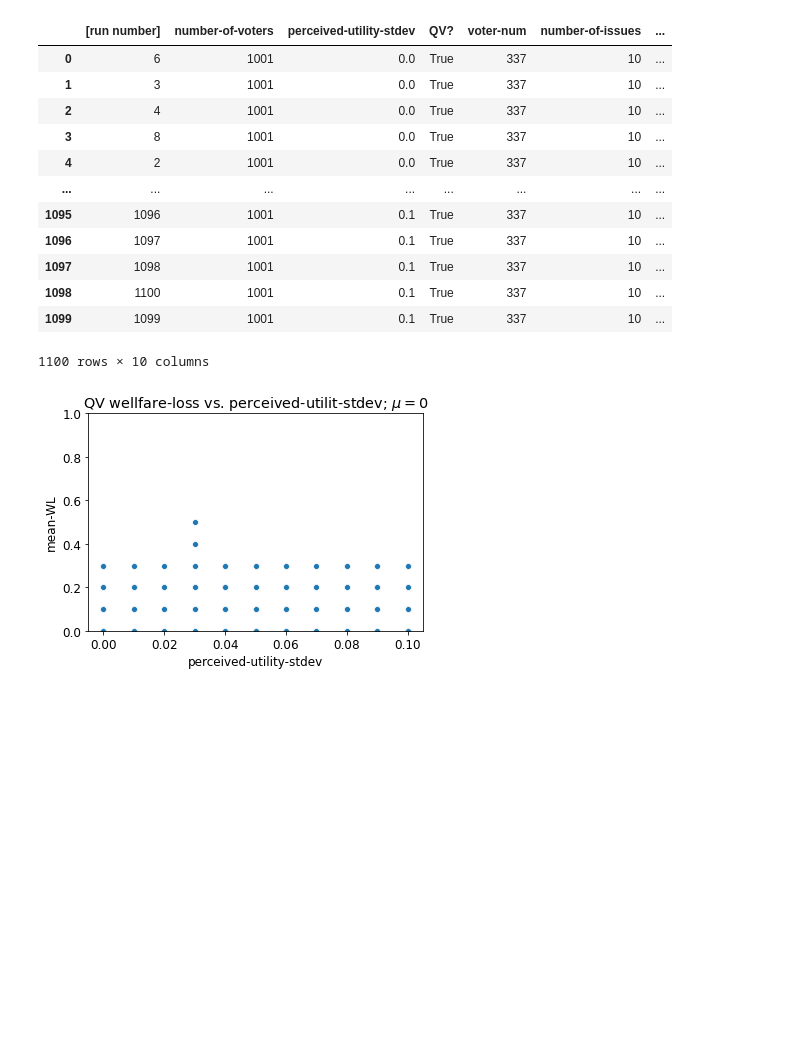
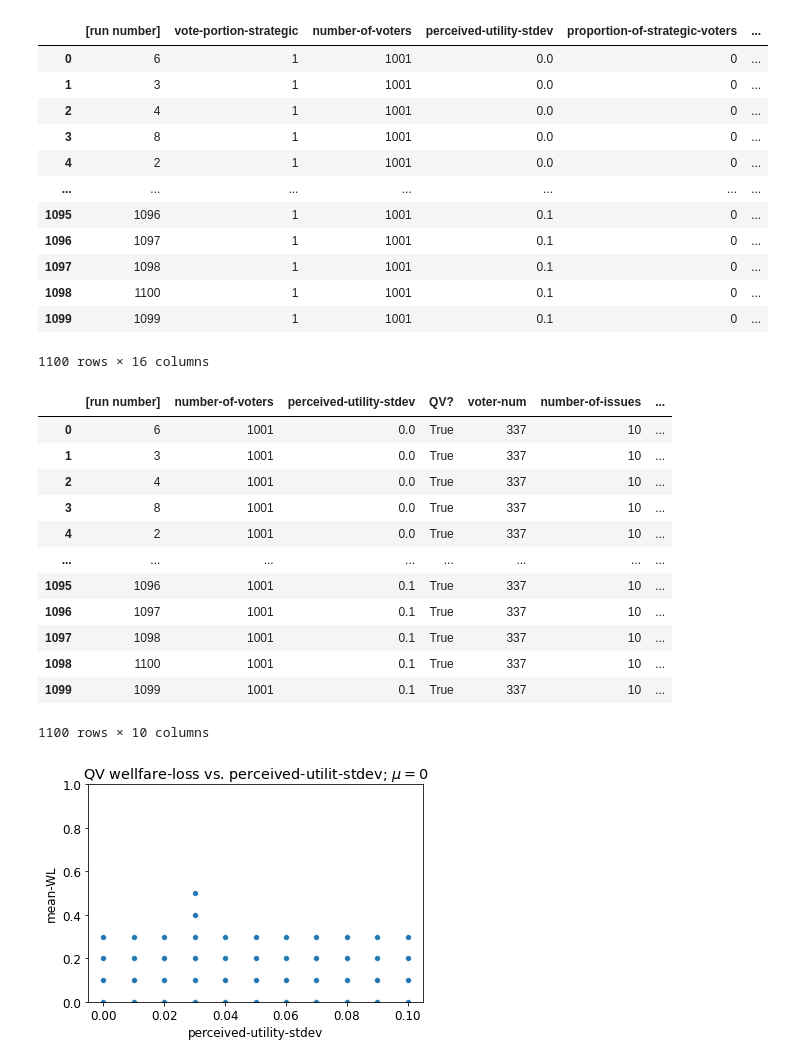
Before and after one commit to jzkelter/QV, a Jupyter notebook: data-analysis/analysis-future-work/mQV perceived utility.ipynb, the cells around one changed output. Saved outputs shown, nothing was run; the diff lists cells and outputs as text; code cells hidden in the pictures; blank space fills up the shorter version.

```diff
--- a/data-analysis/analysis-future-work/mQV perceived utility.ipynb
+++ b/data-analysis/analysis-future-work/mQV perceived utility.ipynb
@@ -73,21 +73,36 @@ def plot_WL_vs_n_voters(ladf, title,
     plt.show()
 # %%
 df = load_csv_to_dataframe('multi-QV-with-Polling perceived-utility-varying-stdev-table.csv')
+udf = pd.read_csv('multi-QV-with-Polling perceived-utility-varying-stdev-table.csv')
+display(udf)
 display(df)
 # %% [output]
-|  | [run number] | number-of-voters | perceived-utility-stdev | QV? | voter-num | number-of-issues | ... |
-| 0 | 6 | 1001 | 0.0 | True | 337 | 10 | ... |
-| 1 | 3 | 1001 | 0.0 | True | 337 | 10 | ... |
-| 2 | 4 | 1001 | 0.0 | True | 337 | 10 | ... |
-| 3 | 8 | 1001 | 0.0 | True | 337 | 10 | ... |
-| 4 | 2 | 1001 | 0.0 | True | 337 | 10 | ... |
-| ... | ... | ... | ... | ... | ... | ... | ... |
-| 1095 | 1096 | 1001 | 0.1 | True | 337 | 10 | ... |
-| 1096 | 1097 | 1001 | 0.1 | True | 337 | 10 | ... |
-| 1097 | 1098 | 1001 | 0.1 | True | 337 | 10 | ... |
-| 1098 | 1100 | 1001 | 0.1 | True | 337 | 10 | ... |
-| 1099 | 1099 | 1001 | 0.1 | True | 337 | 10 | ... |
+|  | [run number] | vote-portion-strategic | number-of-voters | perceived-utility-stdev | proportion-of-strategic-voters | ... |
+| 0 | 6 | 1 | 1001 | 0.0 | 0 | ... |
+| 1 | 3 | 1 | 1001 | 0.0 | 0 | ... |
+| 2 | 4 | 1 | 1001 | 0.0 | 0 | ... |
+| 3 | 8 | 1 | 1001 | 0.0 | 0 | ... |
+| 4 | 2 | 1 | 1001 | 0.0 | 0 | ... |
+| ... | ... | ... | ... | ... | ... | ... |
+| 1095 | 1096 | 1 | 1001 | 0.1 | 0 | ... |
+| 1096 | 1097 | 1 | 1001 | 0.1 | 0 | ... |
+| 1097 | 1098 | 1 | 1001 | 0.1 | 0 | ... |
+| 1098 | 1100 | 1 | 1001 | 0.1 | 0 | ... |
+| 1099 | 1099 | 1 | 1001 | 0.1 | 0 | ... |
-1100 rows × 10 columns
+1100 rows × 16 columns
+|  | [run number] | number-of-voters | perceived-utility-stdev | QV? | voter-num | number-of-issues | ... |
+| 0 | 6 | 1001 | 0.0 | True | 337 | 10 | ... |
+| 1 | 3 | 1001 | 0.0 | True | 337 | 10 | ... |
+| 2 | 4 | 1001 | 0.0 | True | 337 | 10 | ... |
+| 3 | 8 | 1001 | 0.0 | True | 337 | 10 | ... |
+| 4 | 2 | 1001 | 0.0 | True | 337 | 10 | ... |
+| ... | ... | ... | ... | ... | ... | ... | ... |
+| 1095 | 1096 | 1001 | 0.1 | True | 337 | 10 | ... |
+| 1096 | 1097 | 1001 | 0.1 | True | 337 | 10 | ... |
+| 1097 | 1098 | 1001 | 0.1 | True | 337 | 10 | ... |
+| 1098 | 1100 | 1001 | 0.1 | True | 337 | 10 | ... |
+| 1099 | 1099 | 1001 | 0.1 | True | 337 | 10 | ... |
+1100 rows × 10 columns
 # %%
 ax = sns.scatterplot(x="perceived-utility-stdev",
                      y="mean-WL",
```
Also changed, not shown: 8 other files.
